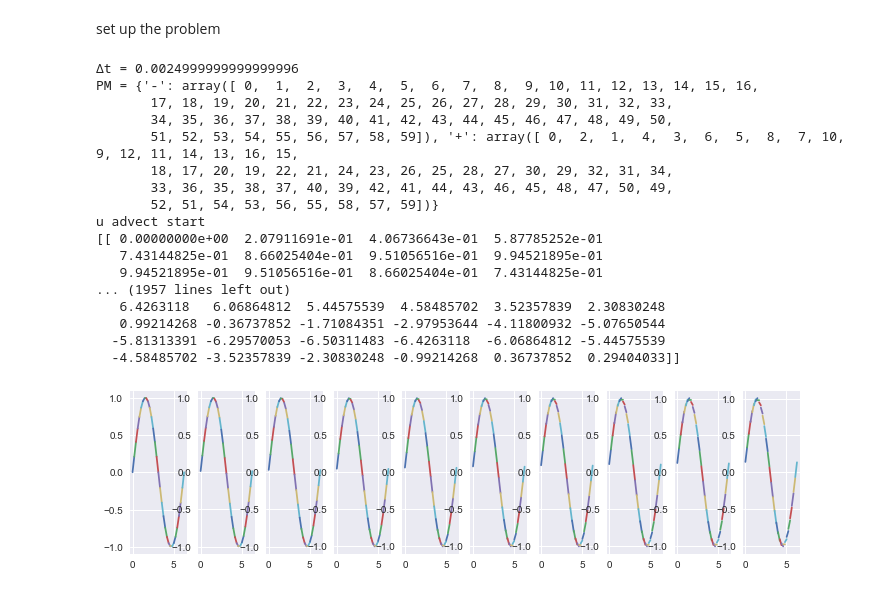
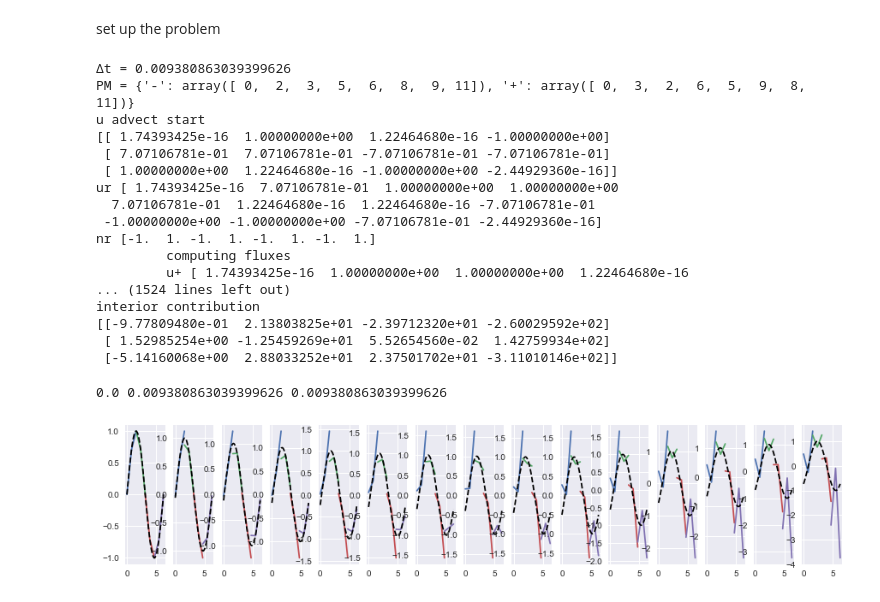
Before and after one commit to CorbinFoucart/FEMexperiment, a Jupyter notebook: codes/tutorial/1D_app_DG_linear_advection.ipynb, the cells around one changed output. Cells and saved outputs as stored; diff of their text form; code cells hidden in the pictures.

```diff
--- a/codes/tutorial/1D_app_DG_linear_advection.ipynb
+++ b/codes/tutorial/1D_app_DG_linear_advection.ipynb
@@ -176,8 +168,8 @@ def advect_rhs_1D(u, t_local, a, master, _map, dofh, flux_fn, gD, normals):
 # %% [markdown]
 ## problem discretization
 # %%
-p = 1
-n_elm = 30
+p = 2
+n_elm = 4
 mesh = MSH.Mesh1D(P=np.linspace(0, 2*π, n_elm+1))
 master = M1D.Master1D(p=p)
 dofh = DOFH.DG_DOFHandler1D(mesh, master)
@@ -200,16 +192,18 @@ CFL = 0.75
 
 # number of timesteps needed
 steps = int(np.ceil(T/Δt))
+times = np.linspace(0, T, steps)
+Δt = times[1] - times[0]
 
 # initial condition, advection speed
 solution = np.zeros((steps, *dofh.dgnodes.shape))
 a = 2 * π
 solution[0,::] = np.sin(dofh.dgnodes)
 
-LSERK_stages = [0, 1, 2, 3, 4]
-t = 0
+#LSERK_stages = [0, 1, 2, 3, 4]
+#t = 0
 
-gD = lambda t: np.sin(a*t)
+gD = lambda t: np.sin(-a*t)
 
 # normal vectors, all positive
 norm = np.ones((2, dofh.nElm))
@@ -222,37 +216,47 @@ flux_fn = compute_interior_flux
 print('Δt = {}'.format(Δt))
 print('PM = {}'.format(dofh.lg_PM))
 RK_resid = np.zeros_like(dofh.dgnodes)
-for tstep in range(20):
+
+for tstep in range(40):
     u = np.copy(solution[tstep, ::])
+    t = times[tstep]
     rhsu = advect_rhs_1D(u, t, a, master, _map, dofh, flux_fn, gD, norm)
     u += Δt * rhsu
-    t += Δt
-    tstep += 1
-    solution[tstep, :,:] = u
+
+    # update time step
+    solution[tstep+1, :,:] = u
 # %% [output]
-Δt = 0.0024999999999999996
-PM = {'-': array([ 0,  1,  2,  3,  4,  5,  6,  7,  8,  9, 10, 11, 12, 13, 14, 15, 16,
-       17, 18, 19, 20, 21, 22, 23, 24, 25, 26, 27, 28, 29, 30, 31, 32, 33,
-       34, 35, 36, 37, 38, 39, 40, 41, 42, 43, 44, 45, 46, 47, 48, 49, 50,
-       51, 52, 53, 54, 55, 56, 57, 58, 59]), '+': array([ 0,  2,  1,  4,  3,  6,  5,  8,  7, 10,  9, 12, 11, 14, 13, 16, 15,
-       18, 17, 20, 19, 22, 21, 24, 23, 26, 25, 28, 27, 30, 29, 32, 31, 34,
-       33, 36, 35, 38, 37, 40, 39, 42, 41, 44, 43, 46, 45, 48, 47, 50, 49,
-       52, 51, 54, 53, 56, 55, 58, 57, 59])}
+Δt = 0.009380863039399626
+PM = {'-': array([ 0,  2,  3,  5,  6,  8,  9, 11]), '+': array([ 0,  3,  2,  6,  5,  9,  8, 11])}
 u advect start
-[[ 0.00000000e+00  2.07911691e-01  4.06736643e-01  5.87785252e-01
-   7.43144825e-01  8.66025404e-01  9.51056516e-01  9.94521895e-01
-   9.94521895e-01  9.51056516e-01  8.66025404e-01  7.43144825e-01
-... (1957 lines left out)
-   6.4263118   6.06864812  5.44575539  4.58485702  3.52357839  2.30830248
-   0.99214268 -0.36737852 -1.71084351 -2.97953644 -4.11800932 -5.07650544
-  -5.81313391 -6.29570053 -6.50311483 -6.4263118  -6.06864812 -5.44575539
-  -4.58485702 -3.52357839 -2.30830248 -0.99214268  0.36737852  0.29404033]]
+[[ 1.74393425e-16  1.00000000e+00  1.22464680e-16 -1.00000000e+00]
+ [ 7.07106781e-01  7.07106781e-01 -7.07106781e-01 -7.07106781e-01]
+ [ 1.00000000e+00  1.22464680e-16 -1.00000000e+00 -2.44929360e-16]]
+ur [ 1.74393425e-16  7.07106781e-01  1.00000000e+00  1.00000000e+00
+  7.07106781e-01  1.22464680e-16  1.22464680e-16 -7.07106781e-01
+ -1.00000000e+00 -1.00000000e+00 -7.07106781e-01 -2.44929360e-16]
+nr [-1.  1. -1.  1. -1.  1. -1.  1.]
+         computing fluxes
+         u+ [ 1.74393425e-16  1.00000000e+00  1.00000000e+00  1.22464680e-16
+... (1524 lines left out)
+interior contribution
+[[-9.77809480e-01  2.13803825e+01 -2.39712320e+01 -2.60029592e+02]
+ [ 1.52985254e+00 -1.25459269e+01  5.52654560e-02  1.42759934e+02]
+ [-5.14160068e+00  2.88033252e+01  2.37501702e+01 -3.11010146e+02]]
 # %%
-Nplots = 10
-fig = plt.figure(figsize=(12, 3))
+Nplots = 15
+xx = np.linspace(0, 2*π, 100)
+
+times = np.linspace(0, T, steps)
+print(times[0], times[1], Δt)
+assert np.isclose(times[1]-times[0], Δt)
+
+fig = plt.figure(figsize=(Nplots,3))
 for i in range(Nplots):
     u = solution[i,:,:]
     ax = fig.add_subplot(1, Nplots, i+1)
     ax = plot_solution(ax, u, dofh)
+    ax.plot(xx, np.sin(xx - 2*π*times[i]), 'k--')
 # %% [output]
+0.0 0.009380863039399626 0.009380863039399626
-[figure, old version]
+[figure, new version]
```
Also changed, not shown: parts of 11 cells of this notebook.
